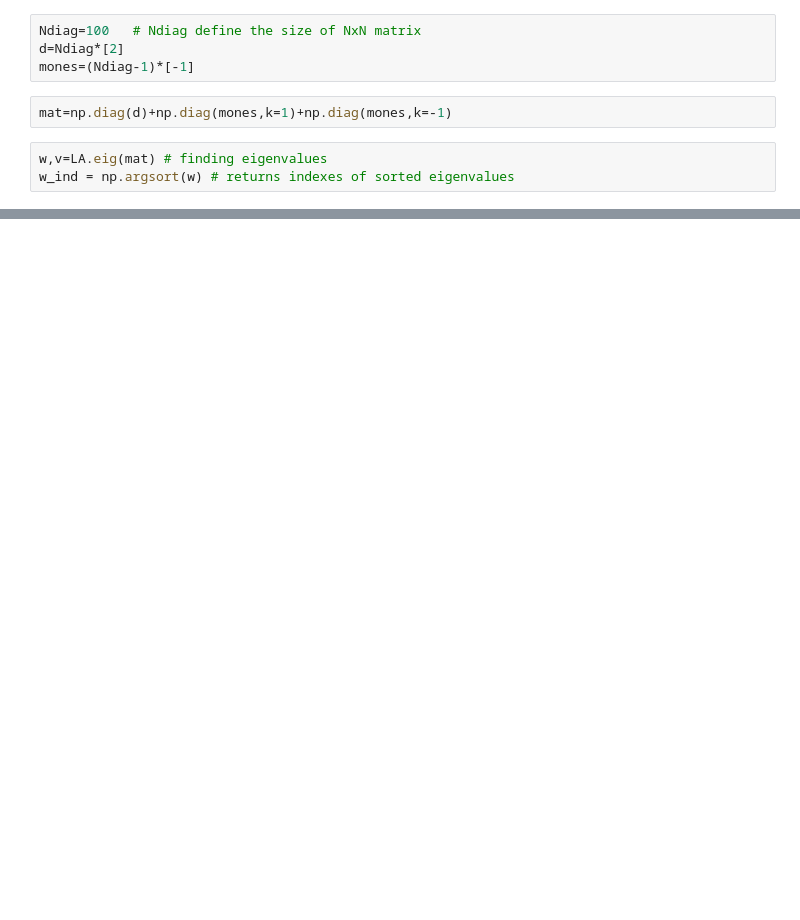
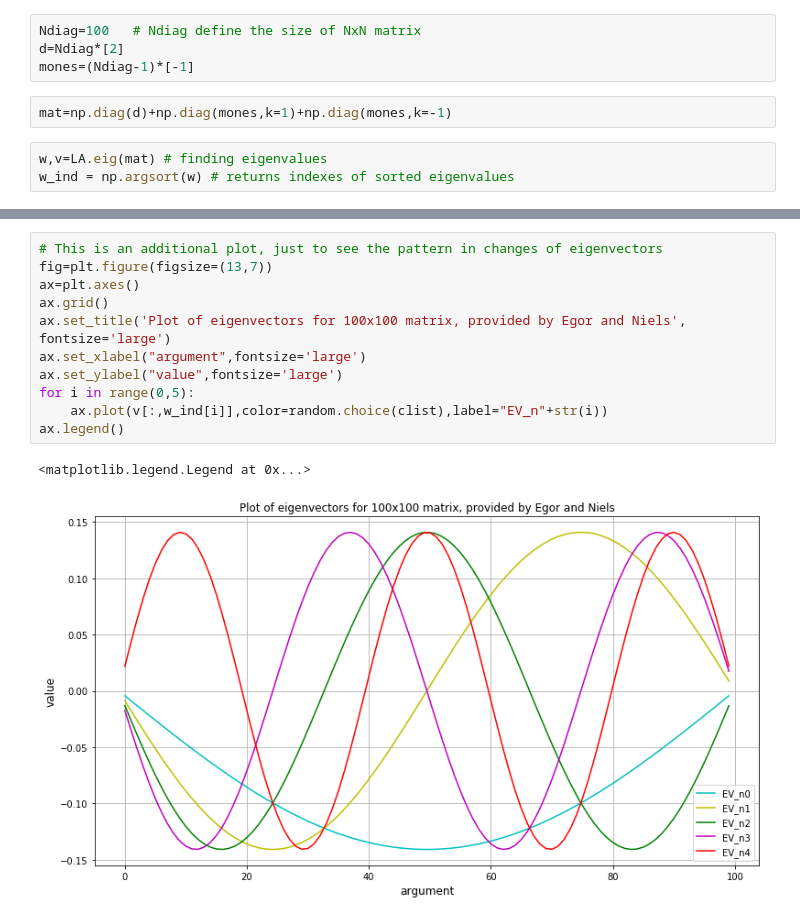
Before and after one commit to Egor93/Prognostic_Modelling, a Jupyter notebook: Egor_Niels_Ex1_2.ipynb, the cells around one changed output, grey strips where cells are left out. Drawn from its saved outputs; the diff is of its cells as text; blank space fills up the shorter version.

```diff
--- a/Egor_Niels_Ex1_2.ipynb
+++ b/Egor_Niels_Ex1_2.ipynb
@@ -26,0 +31,14 @@ ax.legend()
+# %%
+# This is an additional plot, just to see the pattern in changes of eigenvectors
+fig=plt.figure(figsize=(13,7))
+ax=plt.axes()
+ax.grid()
+ax.set_title('Plot of eigenvectors for 100x100 matrix, provided by Egor and Niels', fontsize='large')
+ax.set_xlabel("argument",fontsize='large')
+ax.set_ylabel("value",fontsize='large')
+for i in range(0,5):
+    ax.plot(v[:,w_ind[i]],color=random.choice(clist),label="EV_n"+str(i))
+ax.legend()
+# %% [output]
+<matplotlib.legend.Legend at 0x...>
+[figure, added]
```
Also changed, not shown: parts of 3 cells of this notebook, 1 other file.
